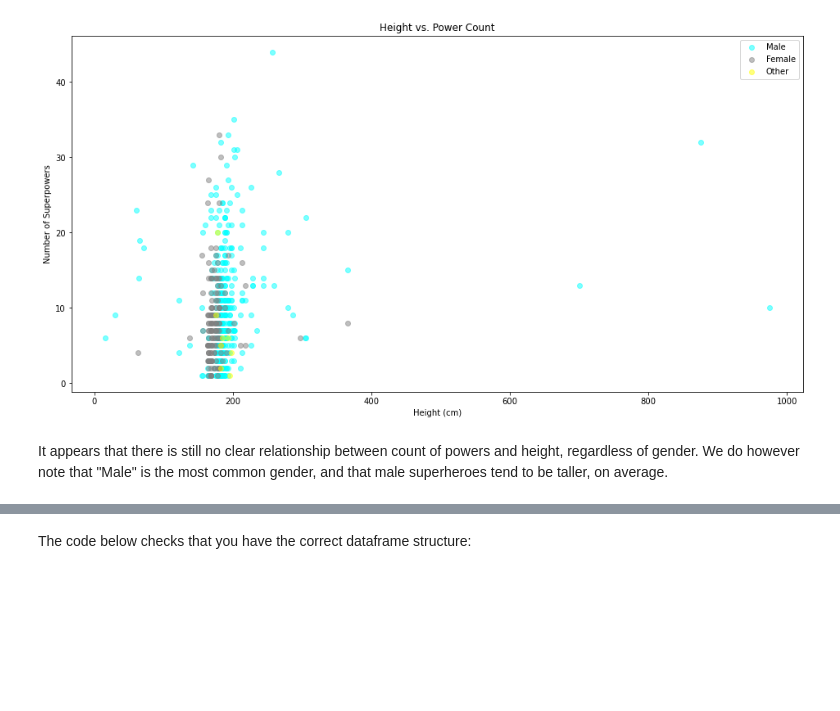
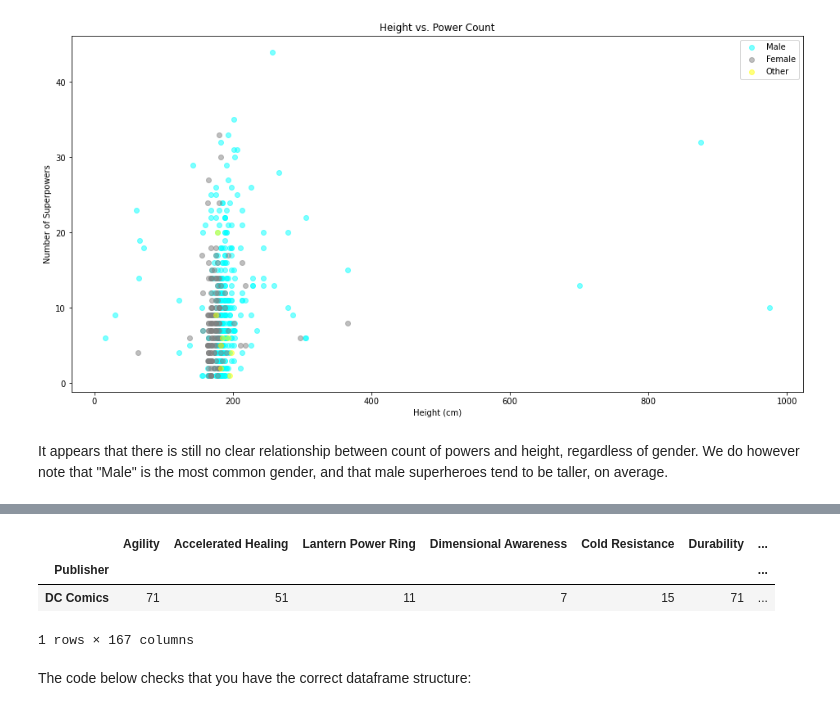
Before and after one commit to CrisThatOneCris/dsc-pandas-data-cleaning-lab, a Jupyter notebook: index.ipynb, the cells around one changed output, grey strips where cells are left out. Drawn from its saved outputs; the diff is of its cells as text; code cells hidden in the pictures; blank space fills up the shorter version.

```diff
--- a/index.ipynb
+++ b/index.ipynb
@@ -693,3 +722,16 @@ Don't worry if the rows or columns are in a different order, all that matters is
+# %%
+# Now group by Publisher
+
+# Here the relevant aggregation is a sum, since it will
+# treat all True values as 1 and False values as 0, then
+# add them all together
+question_3_df = question_3_df.groupby("Publisher").sum()
+question_3_df
+# %% [output]
+|  | Agility | Accelerated Healing | Lantern Power Ring | Dimensional Awareness | Cold Resistance | Durability | ... |
+| Publisher |  |  |  |  |  |  | ... |
+| DC Comics | 71 | 51 | 11 | 7 | 15 | 71 | ... |
+1 rows × 167 columns
 # %% [markdown]
 The code below checks that you have the correct dataframe structure:
 # %%
```
Also changed, not shown: parts of 6 cells of this notebook.
